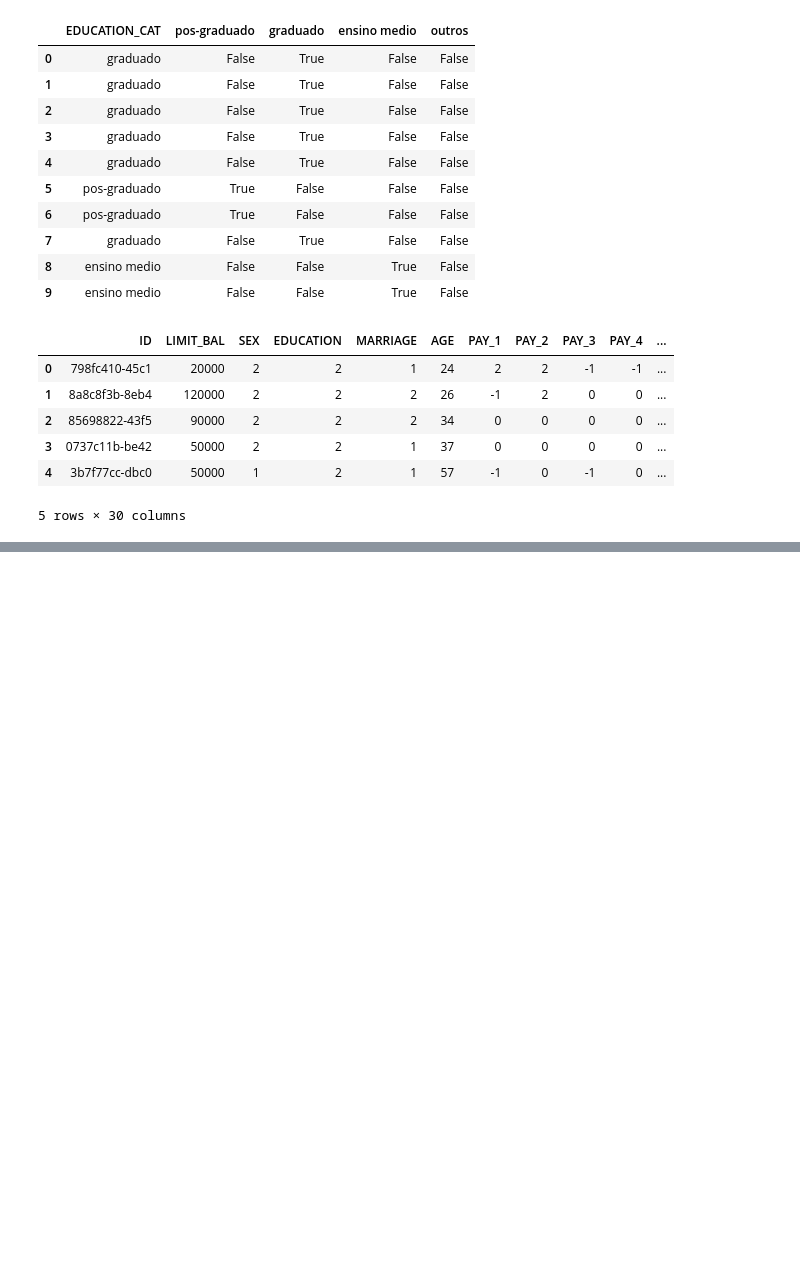
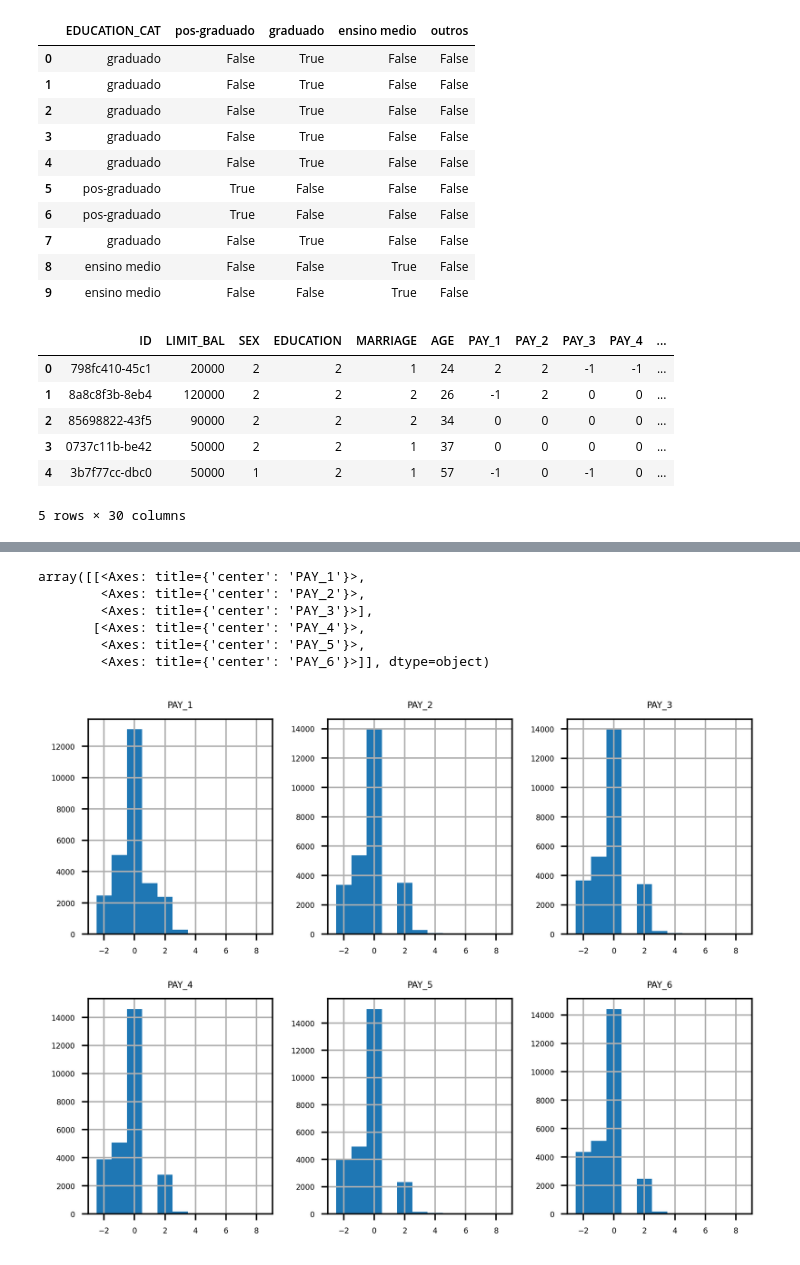
Before and after one commit to DBdanilo/Data-Science-Projects-with-Python, a Jupyter notebook: Estudo_do_LivroCDcompython.ipynb, the cells around one changed output, grey strips where cells are left out. Saved outputs shown, nothing was run; the diff lists cells and outputs as text; code cells hidden in the pictures; blank space fills up the shorter version.

```diff
--- a/Estudo_do_LivroCDcompython.ipynb
+++ b/Estudo_do_LivroCDcompython.ipynb
@@ -409,0 +450,11 @@ df_with_ohe.head() #exibindo as 5 primeiras linhas do dataframe
+# %%
+mpl.rcParams['font.size'] = 4  #definindo o tamanho da fonte
+df[pay_feats].hist(bins=pay_bins, layout=(2,3))  #plotando histograma das colunas da lista pay_feats
+# %% [output]
+array([[<Axes: title={'center': 'PAY_1'}>,
+        <Axes: title={'center': 'PAY_2'}>,
+        <Axes: title={'center': 'PAY_3'}>],
+       [<Axes: title={'center': 'PAY_4'}>,
+        <Axes: title={'center': 'PAY_5'}>,
+        <Axes: title={'center': 'PAY_6'}>]], dtype=object)
+[figure, added]
```
Also changed, not shown: parts of 5 cells of this notebook.
